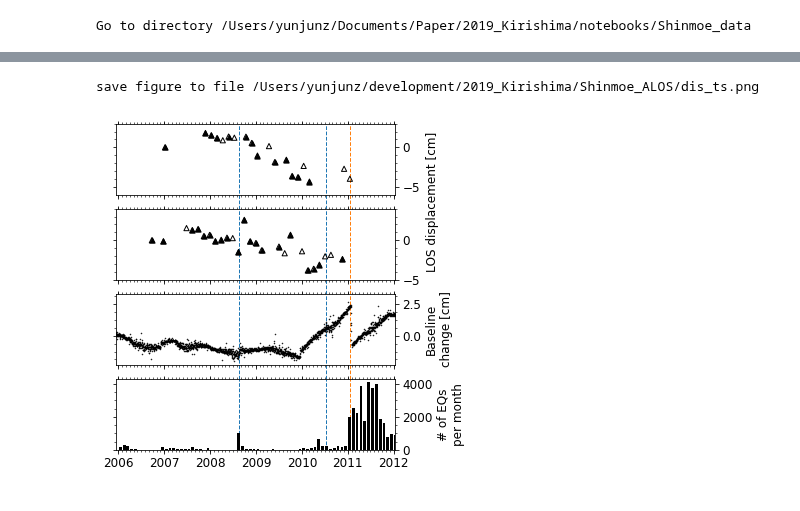
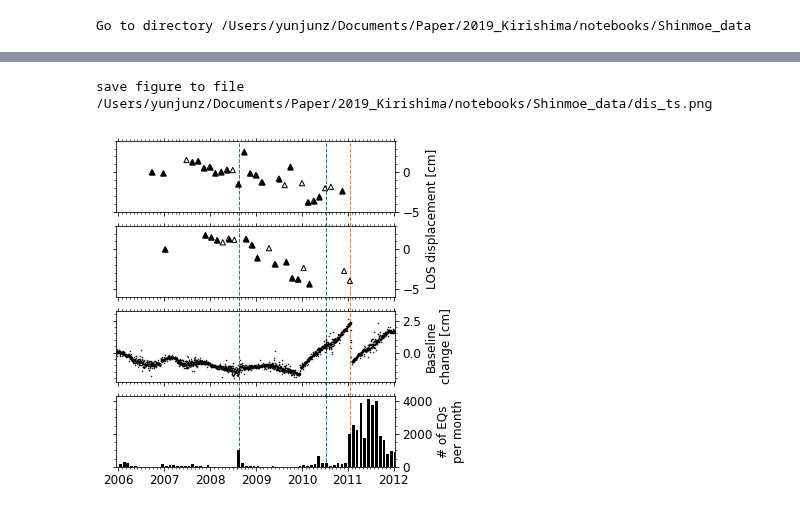
Before and after one commit to geodesymiami/2021-Kirishima, a Jupyter notebook: Fig_2_Shinmoe_data.ipynb, the cells around one changed output, grey strips where cells are left out. Saved outputs shown, nothing was run; the diff lists cells and outputs as text; code cells hidden in the pictures.

```diff
--- a/Fig_2_Shinmoe_data.ipynb
+++ b/Fig_2_Shinmoe_data.ipynb
@@ -26,9 +26,10 @@ Go to directory /Users/yunjunz/Documents/Paper/2019_Kirishima/notebooks/Shinmoe_
 # %%
 ## Read InSAR displacement
 
-# ALOS Desc T73
-data_dir1 = os.path.expanduser('~/insarlab/Kirishima/ShinmoeAlosDT73/mintpy')
-lat1, lon1 = 31.9121, 130.8854
+# ALOS Asc T424
+print('ascending 424')
+data_dir1 = os.path.expanduser('~/insarlab/Kirishima/ShinmoeAlosAT424/mintpy')
+lat1, lon1 = 31.9143, 130.8810
 
 vel_file1 = os.path.join(data_dir1, 'velocity.h5')
 ts_file1 = os.path.join(data_dir1, 'timeseries_ERA5_ramp_demErr.h5')
@@ -39,9 +40,10 @@ dates1, dis1 = ut.read_timeseries_lalo(lat1, lon1, ts_file1, unit='cm')
 unw_file1 = os.path.join(data_dir1, '{}.unw'.format(atr1['DATE12']))
 print('date12:', atr1['DATE12'])
 
-# ALOS Asc T424
-data_dir2 = os.path.expanduser('~/insarlab/Kirishima/ShinmoeAlosAT424/mintpy')
-lat2, lon2 = 31.9143, 130.8810
+# ALOS Desc T73
+print('descending 73')
+data_dir2 = os.path.expanduser('~/insarlab/Kirishima/ShinmoeAlosDT73/mintpy')
+lat2, lon2 = 31.9121, 130.8854
 
 vel_file2 = os.path.join(data_dir2, 'velocity.h5')
 ts_file2 = os.path.join(data_dir2, 'timeseries_ERA5_ramp_demErr.h5')
@@ -100,12 +121,12 @@ save figure to file /Users/yunjunz/development/2019_Kirishima/Shinmoe_data/dis_m
 # %%
 ## Read Number of EQ
-num_eq_file = os.path.expanduser('~/development/2019_Kirishima/data/EQ_num.txt')
+num_eq_file = os.path.expanduser('~/Documents/Paper/2019_Kirishima/notebooks/data/EQ_num.txt')
 txt_content = np.loadtxt(num_eq_file, dtype=bytes).astype(str)
 eq_dates = np.array([dt.strptime(i, '%Y-%m-%d') for i in txt_content[:,0]])
 eq_num = txt_content[:,1].astype(np.int16)
 
 ## Read GPS baseline change
-gps_file = os.path.expanduser('~/development/2019_Kirishima/data/len_960714_950486.mat')
+gps_file = os.path.expanduser('~/Documents/Paper/2019_Kirishima/notebooks/data/len_960714_950486.mat')
 gps_mat = loadmat(gps_file)
 gps_lens = gps_mat['Len'].flatten() * 100.
 gps_dates = [ptime.datenum2datetime(i) for i in gps_mat['T'].flatten()]
@@ -117,19 +138,20 @@ gps_lens -= gps_lens[idx]
 
 fig, axs = plt.subplots(nrows=4, ncols=1, figsize=[5, 6], sharex=True)
 
-# 1 - time-series
+# 1 - asc time-series
 axs[0].scatter(dates1, dis1, marker='^', edgecolor='k', facecolors='none', s=3**3)
 for dt1 in dates1:
     if dt1 not in ex_dates1:
         axs[0].scatter(dt1, dis1[dates1==dt1], marker='^', edgecolor='k', facecolors='k', s=3**3)
-axs[0].set_ylim([-6, 3])
+axs[0].set_ylim([-5, 4])
 
-# 2 - time-series
+# 2 - desc time-series
 axs[1].scatter(dates2, dis2, marker='^', edgecolor='k', facecolors='none', s=3**3)
 for dt2 in dates2:
     if dt2 not in ex_dates2:
         axs[1].scatter(dt2, dis2[dates2==dt2], marker='^', edgecolor='k', facecolors='k', s=3**3)
-axs[1].set_ylim([-5, 4])
+axs[1].set_ylim([-6, 3])
+
 pp.set_shared_ylabel(axs[0:2], label='LOS displacement [cm]', font_size=font_size, labelpad=0.88, position='right')
 
 # 3 - GPS baseline
@@ -139,32 +161,32 @@ axs[2].set_ylabel('Baseline\nchange [cm]', fontsize=font_size)
 # 4 - number of earthquakes
 axs[3].bar(eq_dates + timedelta(days=15), eq_num, width=22, color='k') #shift half a month to display
 axs[3].set_ylabel('# of EQs\nper month', fontsize=font_size)
 
 # plot event dates in dashed lines
 event_dates = ptime.date_list2vector(['20080822', '20100710', '20110119'])[0]
 line_colors = [pp.mplColors[0], pp.mplColors[0], pp.mplColors[1]]
 for ax in axs:
     ymin = -0.2
     if ax == axs[-1]:
         ymin = 0
     for i in range(len(event_dates)):
         ax.axvline(x=event_dates[i], ymin=ymin, c=line_colors[i], linestyle='--', linewidth=1, zorder=0, clip_on=False)
 
 # axes format
 for ax in axs:
     ax.yaxis.tick_right()
     ax.yaxis.set_label_position('right')
     ax.tick_params(which='both', direction='out', labelsize=font_size, bottom=True, top=True, left=True, right=True)
     ax.set_xlim(dt(2005, 12, 15), dt(2012, 1, 15))
     ax.xaxis.set_minor_locator(mdates.MonthLocator())
     ax.yaxis.set_minor_locator(ticker.AutoMinorLocator())
 axs[3].yaxis.set_major_locator(ticker.MultipleLocator(2000))
 
 # output
 out_file = os.path.abspath('dis_ts.png')
 print('save figure to file', out_file)
 plt.savefig(out_file, bbox_inches='tight', transparent=True, dpi=fig_dpi)
 plt.show()
 # %% [output]
-save figure to file /Users/yunjunz/development/2019_Kirishima/Shinmoe_ALOS/dis_ts.png
+save figure to file /Users/yunjunz/Documents/Paper/2019_Kirishima/notebooks/Shinmoe_data/dis_ts.png
-[figure, old version]
+[figure, new version]
```
Also changed, not shown: parts of 3 cells of this notebook, 4 other files.
